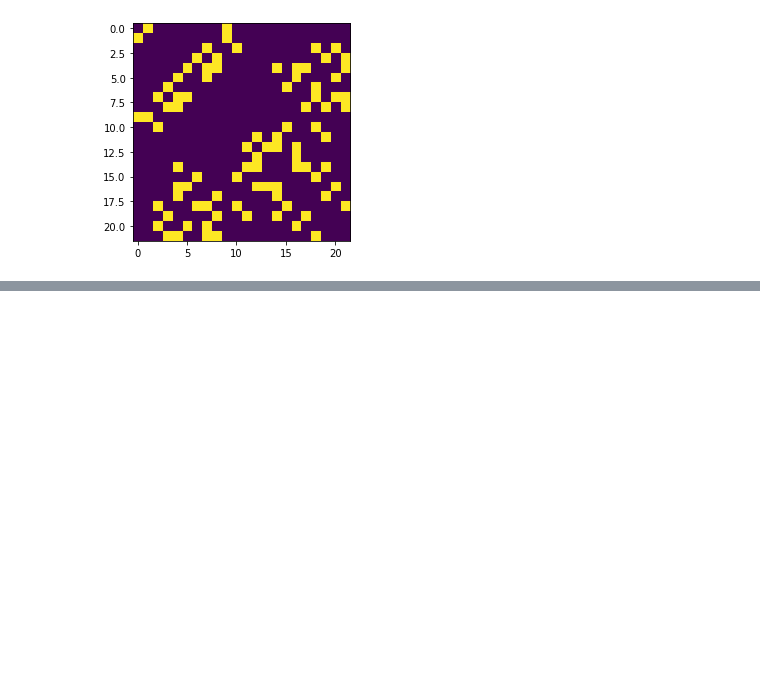
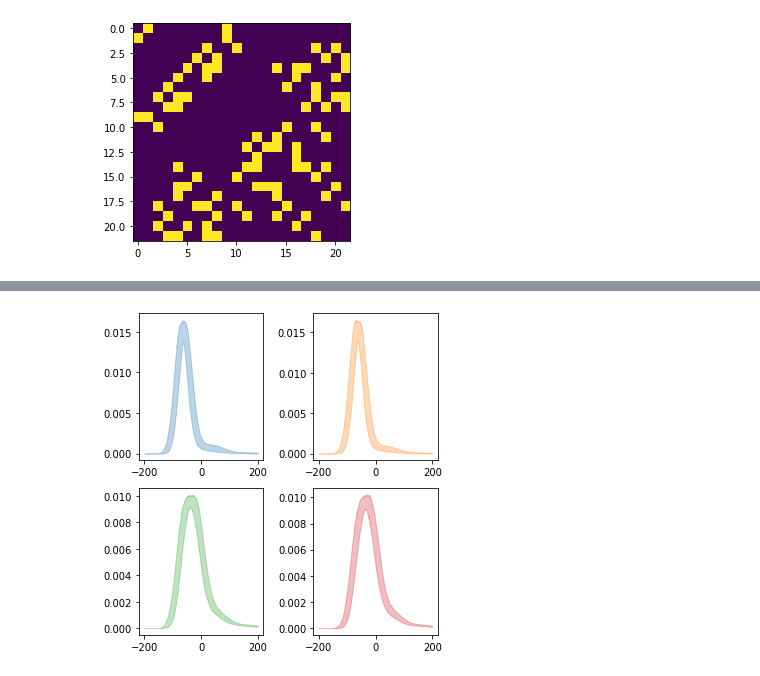
Before and after one commit to mberaha/spatial_mixtures, a Jupyter notebook: notebooks/amsterdam_airbnb/SpatialMix analysis.ipynb, the cells around one changed output, grey strips where cells are left out. Saved outputs shown, nothing was run; the diff lists cells and outputs as text; code cells hidden in the pictures; blank space fills up the shorter version.

```diff
--- a/notebooks/amsterdam_airbnb/SpatialMix analysis.ipynb
+++ b/notebooks/amsterdam_airbnb/SpatialMix analysis.ipynb
@@ -84,0 +106,19 @@ chains = runSpatialMixtureSampler(
+# %%
+xgrid = np.linspace(-200, 200, 1000)
+dens = estimateDensities(chains, xgrids=xgrid)
+# %%
+fig, axes = plt.subplots(nrows=2 , ncols=2, figsize=(5, 5))
+toplot = [0, 9, 14, 19]
+axes = axes.flat
+
+
+for i in range(4):
+    g = toplot[i]
+    intervals = np.array([pm.stats.hpd(dens[g][:, i], 0.05) for i in range(dens[g].shape[1])])
+    axes[i].fill_between(xgrid, intervals[:, 0], intervals[:, 1], alpha=0.3, color=current_palette[i])
+
+plt.tight_layout()
+plt.savefig("images/dens_estimates_res_amsterdam.pdf")
+plt.show()
+# %% [output]
+[figure, added]
```
Also changed, not shown: parts of 18 cells of this notebook.
